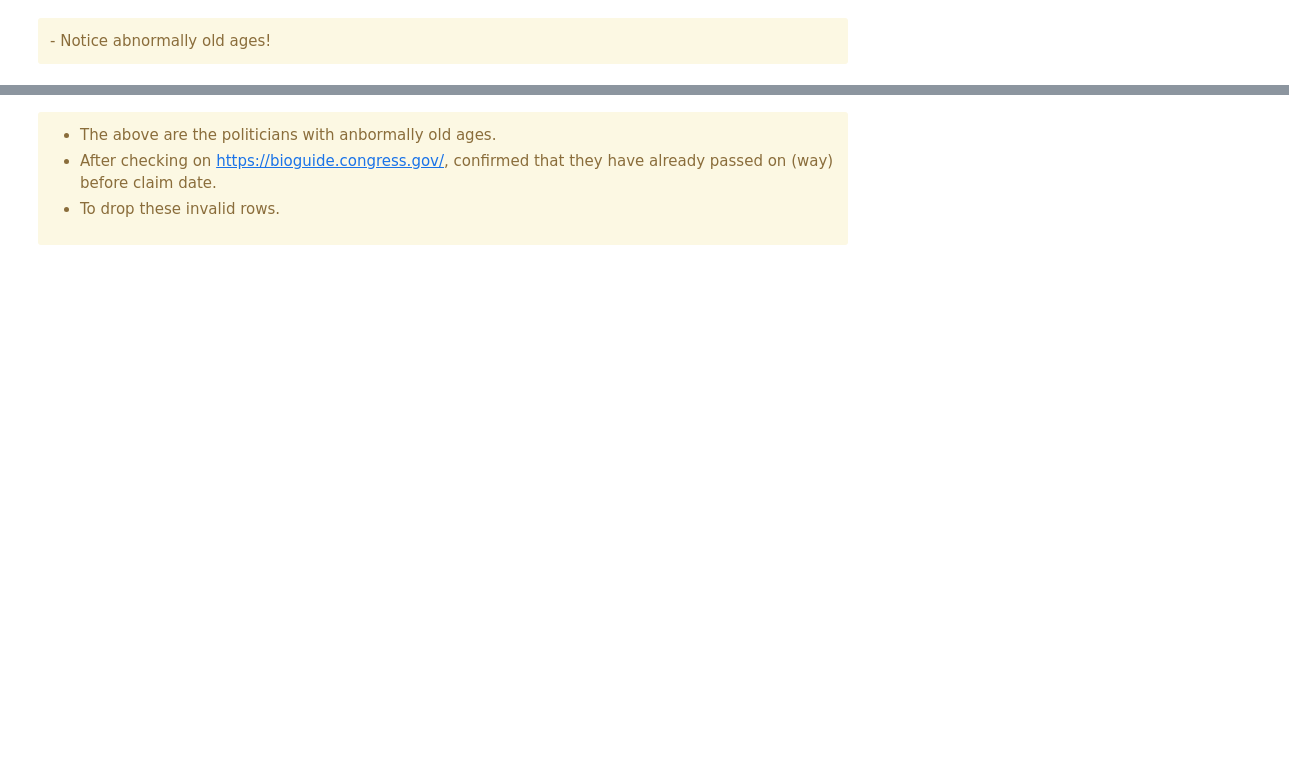
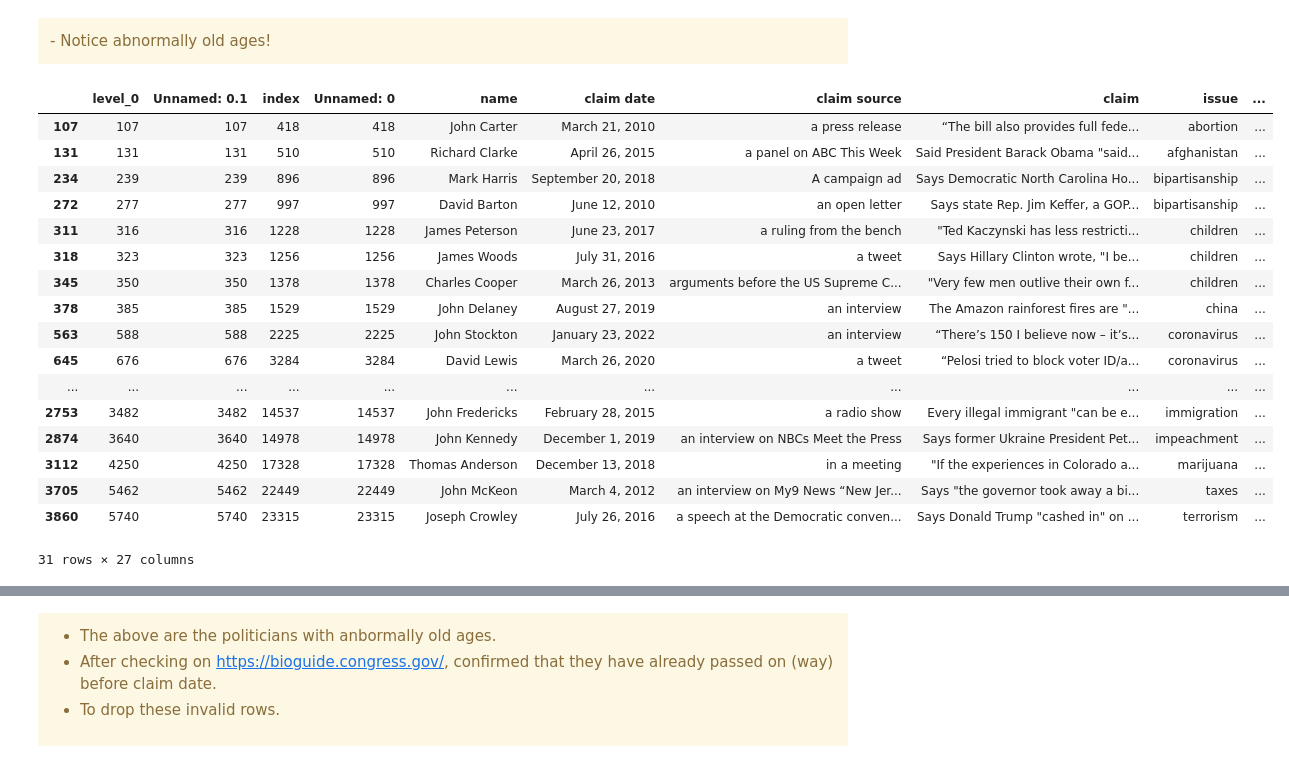
Before and after one commit to lohdaijiu/BT4222_FakeNewsClassifier, a Jupyter notebook: FeatureEngineering.ipynb, the cells around one changed output, grey strips where cells are left out. Saved outputs shown, nothing was run; the diff lists cells and outputs as text; code cells hidden in the pictures; blank space fills up the shorter version.

```diff
--- a/FeatureEngineering.ipynb
+++ b/FeatureEngineering.ipynb
@@ -77,6 +97,29 @@ array([25, 26, 29, 30, 31, 32, 33, 34, 35, 36, 37, 38, 39, 40, 41, 42, 43,
 # %% [markdown]
 <div class="alert alert-warning">
 - Notice abnormally old ages!
+# %%
+abnormal_age_idx = df1[df1['claimmer age'] > 94].index
+abnormal_age_names = df1.iloc[abnormal_age_idx].groupby('name').size().index
+df1.iloc[abnormal_age_idx].drop_duplicates(subset='name')
+# %% [output]
+|  | level_0 | Unnamed: 0.1 | index | Unnamed: 0 | name | claim date | claim source | claim | issue | ... |
+| 107 | 107 | 107 | 418 | 418 | John Carter | March 21, 2010 | a press release | “The bill also provides full fede... | abortion | ... |
+| 131 | 131 | 131 | 510 | 510 | Richard Clarke | April 26, 2015 | a panel on ABC This Week | Said President Barack Obama "said... | afghanistan | ... |
+| 234 | 239 | 239 | 896 | 896 | Mark Harris | September 20, 2018 | A campaign ad | Says Democratic North Carolina Ho... | bipartisanship | ... |
+| 272 | 277 | 277 | 997 | 997 | David Barton | June 12, 2010 | an open letter | Says state Rep. Jim Keffer, a GOP... | bipartisanship | ... |
+| 311 | 316 | 316 | 1228 | 1228 | James Peterson | June 23, 2017 | a ruling from the bench | "Ted Kaczynski has less restricti... | children | ... |
+| 318 | 323 | 323 | 1256 | 1256 | James Woods | July 31, 2016 | a tweet | Says Hillary Clinton wrote, "I be... | children | ... |
+| 345 | 350 | 350 | 1378 | 1378 | Charles Cooper | March 26, 2013 | arguments before the US Supreme C... | "Very few men outlive their own f... | children | ... |
+| 378 | 385 | 385 | 1529 | 1529 | John Delaney | August 27, 2019 | an interview | The Amazon rainforest fires are "... | china | ... |
+| 563 | 588 | 588 | 2225 | 2225 | John Stockton | January 23, 2022 | an interview | “There’s 150 I believe now – it’s... | coronavirus | ... |
+| 645 | 676 | 676 | 3284 | 3284 | David Lewis | March 26, 2020 | a tweet | “Pelosi tried to block voter ID/a... | coronavirus | ... |
+| ... | ... | ... | ... | ... | ... | ... | ... | ... | ... | ... |
+| 2753 | 3482 | 3482 | 14537 | 14537 | John Fredericks | February 28, 2015 | a radio show | Every illegal immigrant "can be e... | immigration | ... |
+| 2874 | 3640 | 3640 | 14978 | 14978 | John Kennedy | December 1, 2019 | an interview on NBCs Meet the Press | Says former Ukraine President Pet... | impeachment | ... |
+| 3112 | 4250 | 4250 | 17328 | 17328 | Thomas Anderson | December 13, 2018 | in a meeting | "If the experiences in Colorado a... | marijuana | ... |
+| 3705 | 5462 | 5462 | 22449 | 22449 | John McKeon | March 4, 2012 | an interview on My9 News “New Jer... | Says "the governor took away a bi... | taxes | ... |
+| 3860 | 5740 | 5740 | 23315 | 23315 | Joseph Crowley | July 26, 2016 | a speech at the Democratic conven... | Says Donald Trump "cashed in" on ... | terrorism | ... |
+31 rows × 27 columns
 # %%
 # check thru politicians with dates that don't make sense
 # https://bioguide.congress.gov/
```
Also changed, not shown: parts of 23 cells of this notebook.
